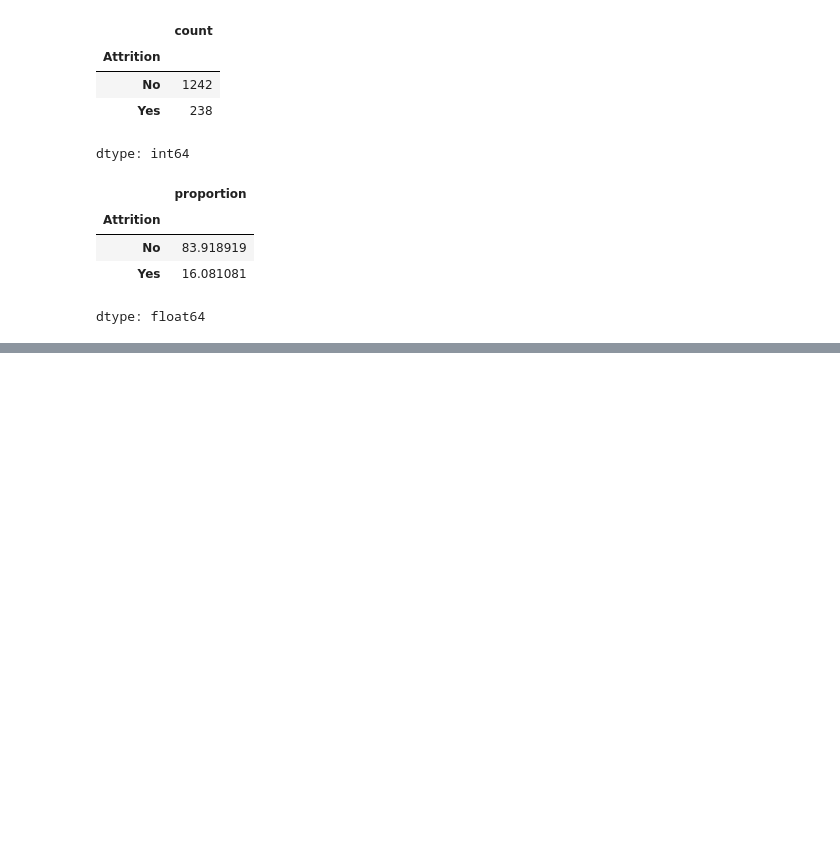
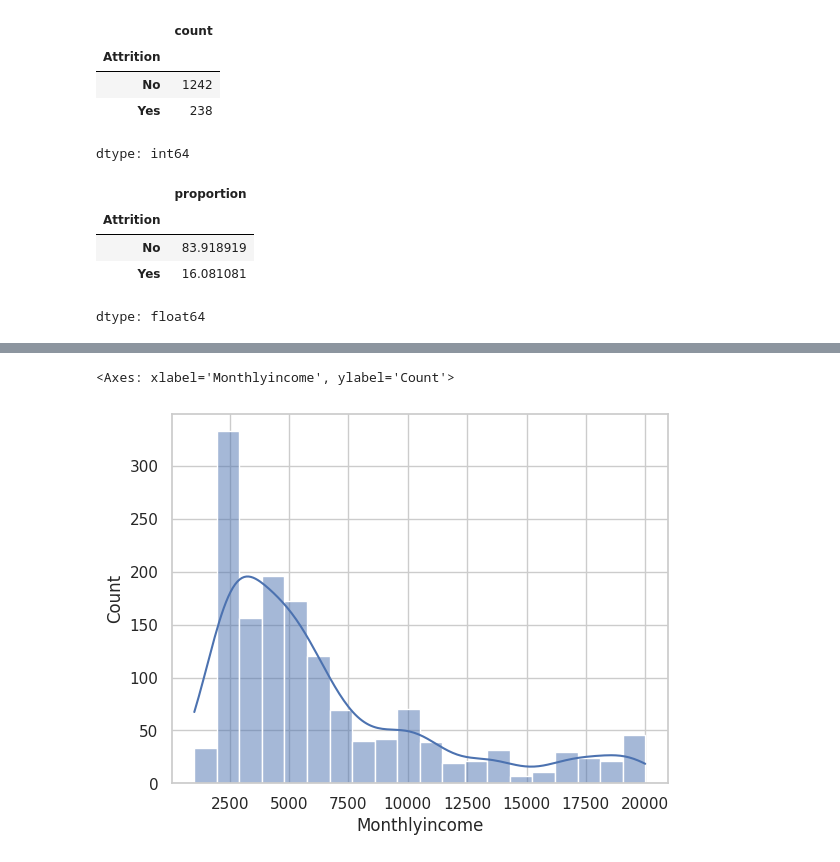
Before and after one commit to Rohit3435/HR-Analytics-PowerBI-Dashboard, a Jupyter notebook: HR_Analytics_End_to_End_Project.ipynb, the cells around one changed output, grey strips where cells are left out. Saved outputs shown, nothing was run; the diff lists cells and outputs as text; code cells hidden in the pictures; blank space fills up the shorter version.

```diff
--- a/HR_Analytics_End_to_End_Project.ipynb
+++ b/HR_Analytics_End_to_End_Project.ipynb
@@ -259,0 +265,6 @@ dtype: float64
+# %%
+
+sns.histplot(df['Monthlyincome'],kde=True)
+# %% [output]
+<Axes: xlabel='Monthlyincome', ylabel='Count'>
+[figure, added]
```
Also changed, not shown: parts of 3 cells of this notebook.
